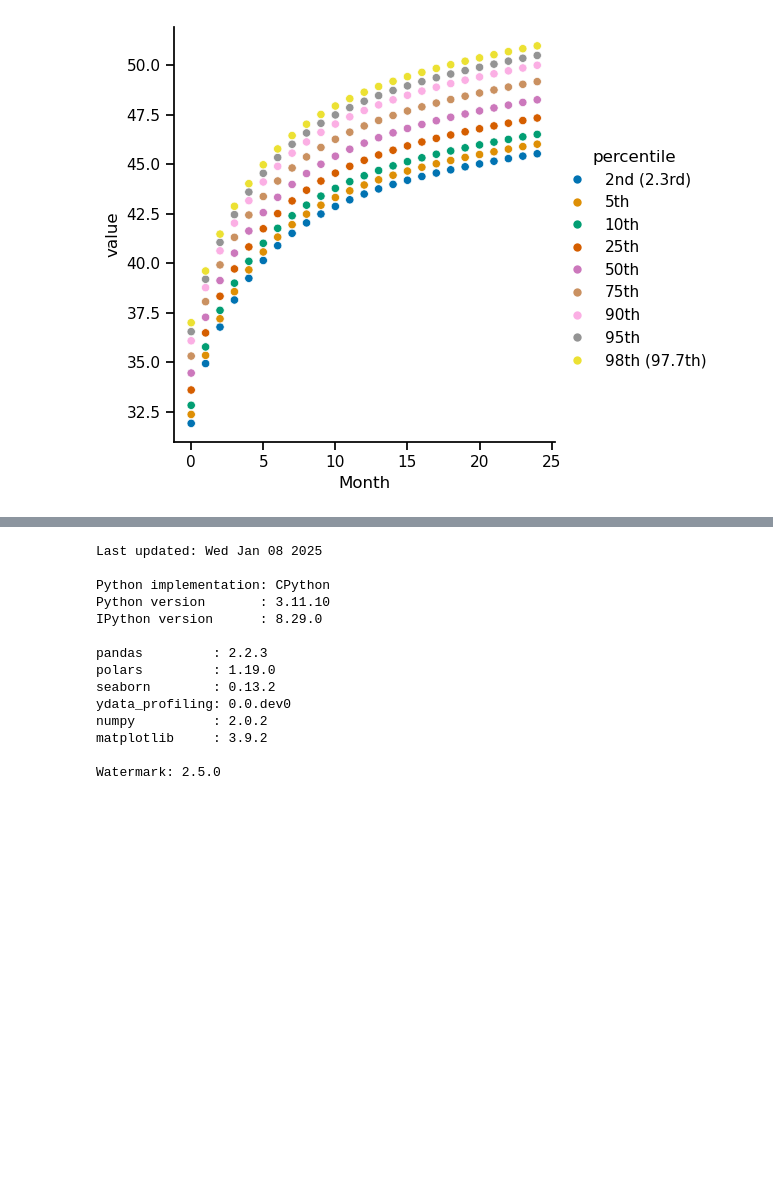
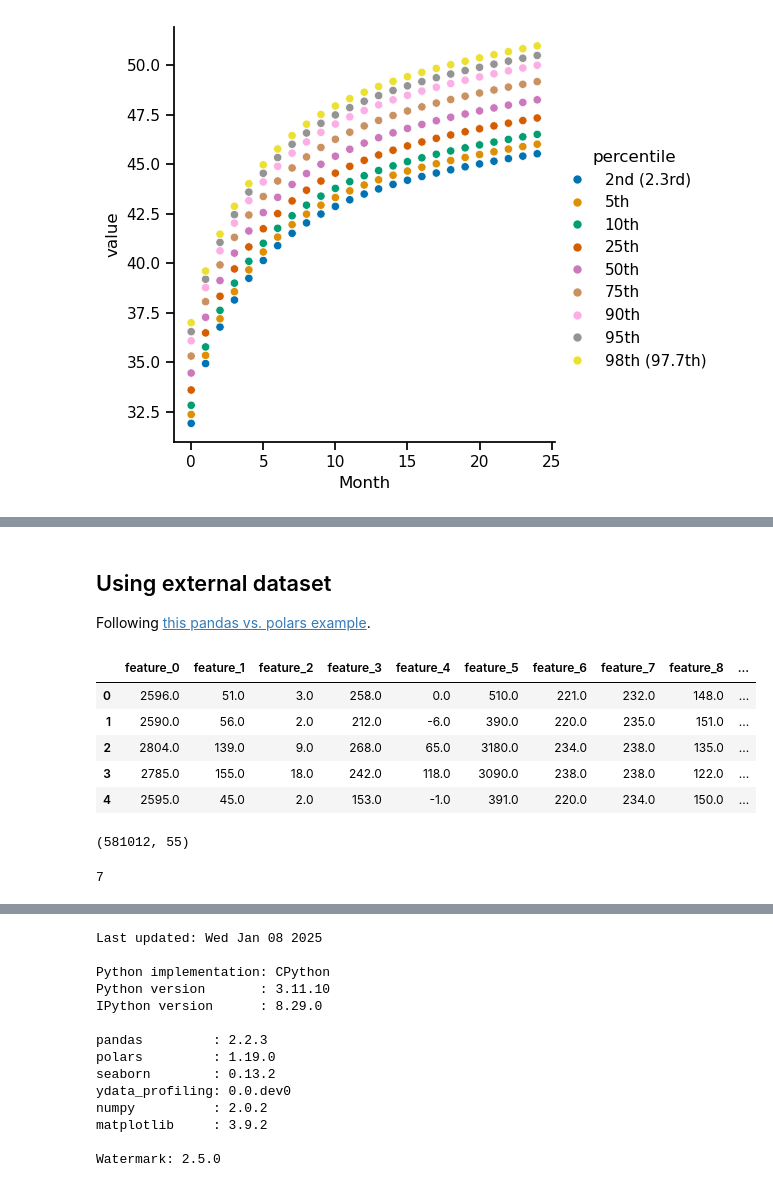
Before and after one commit to benslack19/data-science-base-repo, a Jupyter notebook: project/nb_template.ipynb, the cells around one changed output, grey strips where cells are left out. Saved outputs shown, nothing was run; the diff lists cells and outputs as text; code cells hidden in the pictures; blank space fills up the shorter version.

```diff
--- a/project/nb_template.ipynb
+++ b/project/nb_template.ipynb
@@ -220,0 +241,33 @@ sns.relplot(data=data_df_m, x="Month", y="value", hue="percentile")
+# %% [markdown]
+## Using external dataset
+
+Following [this pandas vs. polars example](https://www.statology.org/pandas-vs-polars-performance-benchmarks-for-common-data-operations/).
+# %%
+# Fetch the dataset
+covtype_data = fetch_covtype()
+X = covtype_data.data
+y = covtype_data.target
+
+# Convert to Pandas DataFrame
+df_pandas = pd.DataFrame(X, columns=[f"feature_{i}" for i in range(X.shape[1])])
+df_pandas["target"] = y
+
+# Convert to Polars DataFrame
+df_polars = pl.DataFrame(df_pandas)
+# %%
+df_pandas.head()
+# %% [output]
+|  | feature_0 | feature_1 | feature_2 | feature_3 | feature_4 | feature_5 | feature_6 | feature_7 | feature_8 | ... |
+| 0 | 2596.0 | 51.0 | 3.0 | 258.0 | 0.0 | 510.0 | 221.0 | 232.0 | 148.0 | ... |
+| 1 | 2590.0 | 56.0 | 2.0 | 212.0 | -6.0 | 390.0 | 220.0 | 235.0 | 151.0 | ... |
+| 2 | 2804.0 | 139.0 | 9.0 | 268.0 | 65.0 | 3180.0 | 234.0 | 238.0 | 135.0 | ... |
+| 3 | 2785.0 | 155.0 | 18.0 | 242.0 | 118.0 | 3090.0 | 238.0 | 238.0 | 122.0 | ... |
+| 4 | 2595.0 | 45.0 | 2.0 | 153.0 | -1.0 | 391.0 | 220.0 | 234.0 | 150.0 | ... |
+# %%
+df_pandas.shape
+# %% [output]
+(581012, 55)
+# %%
+df_pandas["target"].nunique()
+# %% [output]
+7
```
Also changed, not shown: parts of 8 cells of this notebook.
